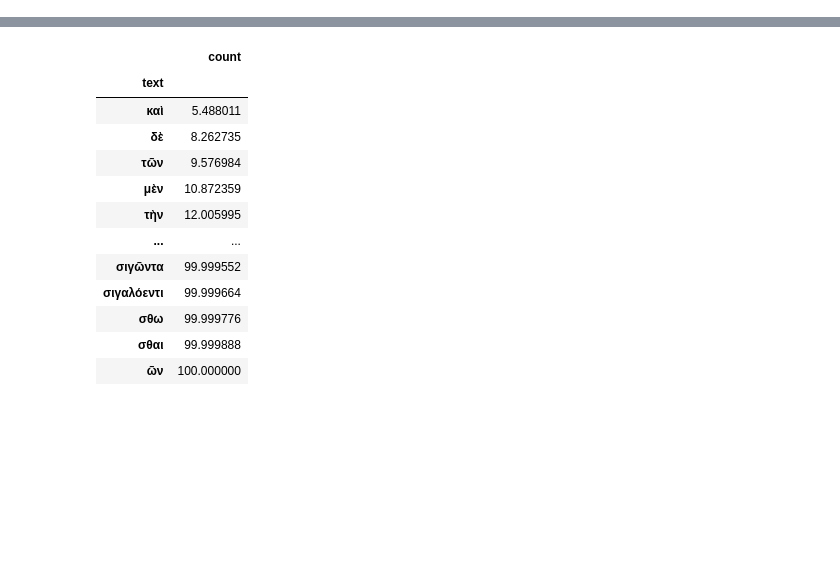
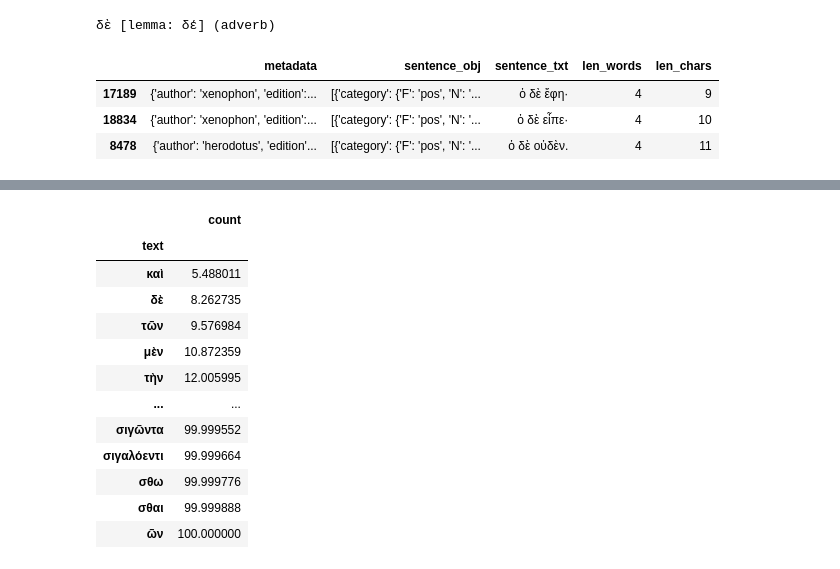
Before and after one commit to fedorst/attic-anki, a Jupyter notebook: notebooks/analyze_frequencies.ipynb, the cells around one changed output, grey strips where cells are left out. Cells and saved outputs as stored; diff of their text form; code cells hidden in the pictures; blank space fills up the shorter version.

```diff
--- a/notebooks/analyze_frequencies.ipynb
+++ b/notebooks/analyze_frequencies.ipynb
@@ -12,0 +17,23 @@ df_words = pd.read_parquet("word_to_lemma.parquet")
+# %%
+def wordlist_matches(row: dict, text: str, lemma: str, pos: str):
+    wl = row["sentence_obj"]
+    return any(w["string"] == text and w["lemma"] == lemma and w["pos"] == pos for w in wl)
+def find_matching_sentences(word_row: dict):
+    return df_sents[df_sents.apply(lambda row: wordlist_matches(row, word_row['text'], word_row['lemma'], word_row['pos']), axis=1)].sort_values(by=["len_words", "len_chars"])
+def filter_matching_sentences(matching_sents: pd.DataFrame):
+    return matching_sents[matching_sents["len_words"] > 3].head(3)
+# %%
+idx = 1
+matching_word = df_words.iloc[idx]
+print(matching_word["index"])
+matching_sents = find_matching_sentences(matching_word)
+matching_sents = filter_matching_sentences(matching_sents)
+# %% [output]
+δὲ [lemma: δέ] (adverb)
+# %%
+matching_sents
+# %% [output]
+|  | metadata | sentence_obj | sentence_txt | len_words | len_chars |
+| 17189 | {'author': 'xenophon', 'edition':... | [{'category': {'F': 'pos', 'N': '... | ὁ δὲ ἔφη· | 4 | 9 |
+| 18834 | {'author': 'xenophon', 'edition':... | [{'category': {'F': 'pos', 'N': '... | ὁ δὲ εἶπε· | 4 | 10 |
+| 8478 | {'author': 'herodotus', 'edition'... | [{'category': {'F': 'pos', 'N': '... | ὁ δὲ οὐδὲν. | 4 | 11 |
```
Also changed, not shown: parts of 10 cells of this notebook, 12 other files.
